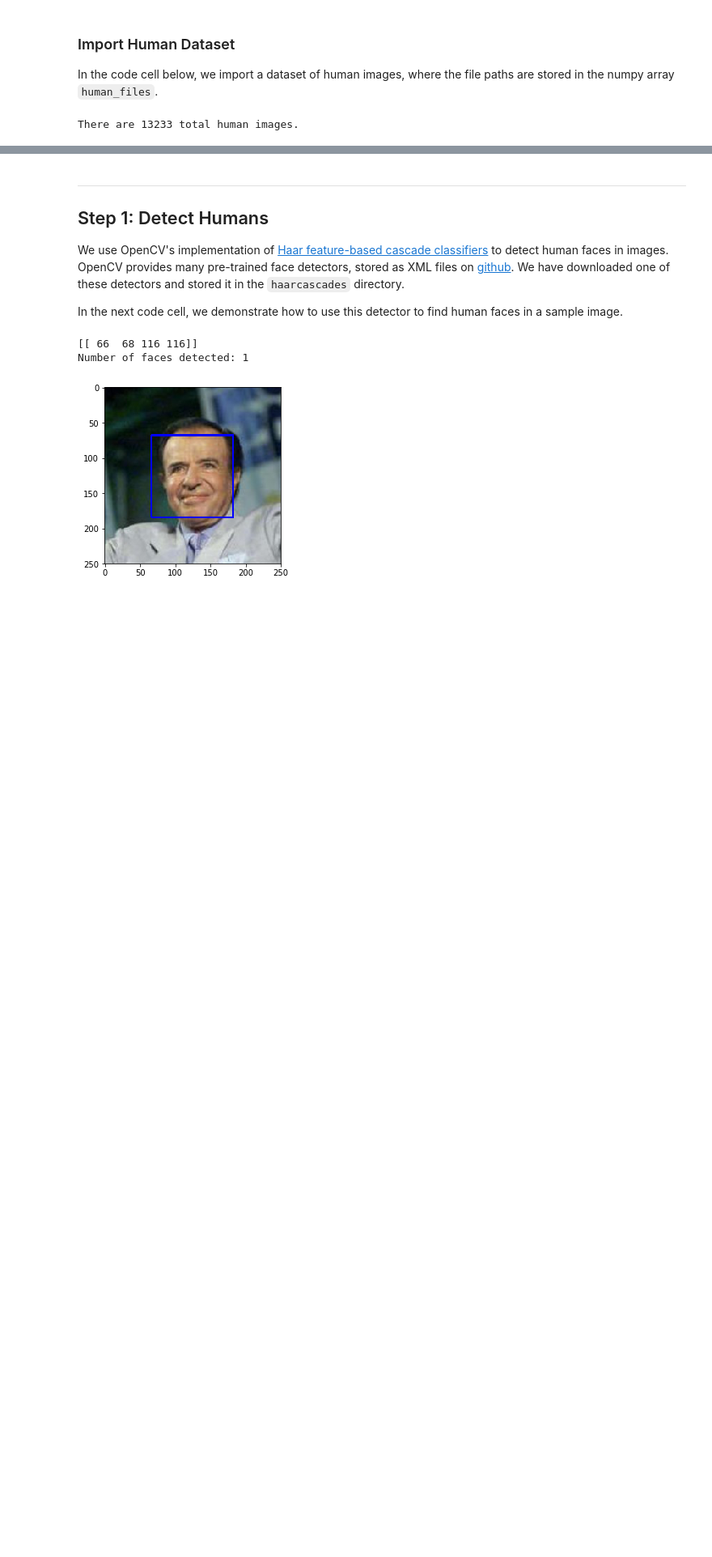
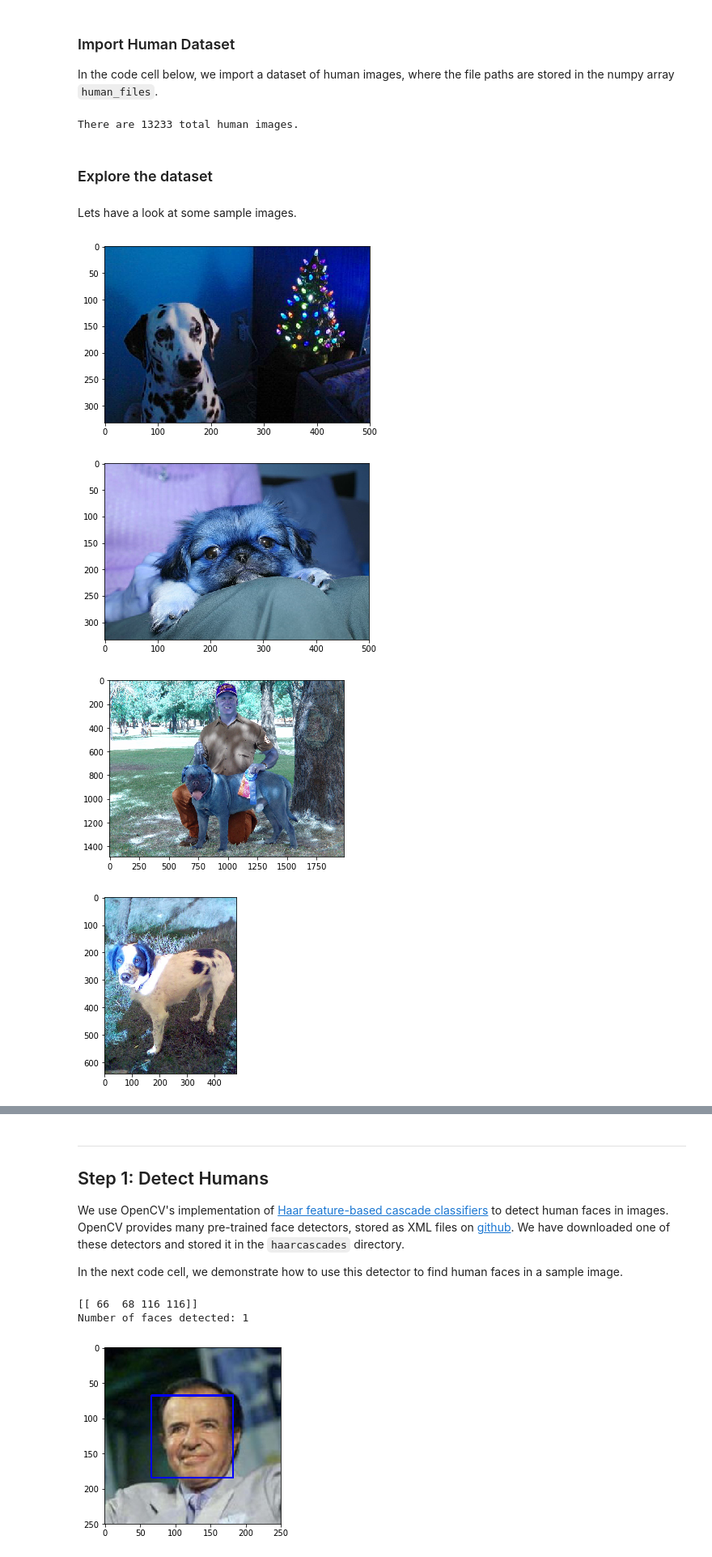
Before and after one commit to maazh/dog-breed-classifier, a Jupyter notebook: dog_app.ipynb, the cells around one changed output, grey strips where cells are left out. Shown at 81% size. Drawn from its saved outputs; the diff is of its cells as text; code cells hidden in the pictures; blank space fills up the shorter version.

Commit message:
feat: Explore Data and describe Metrics

```diff
--- a/dog_app.ipynb
+++ b/dog_app.ipynb
@@ -107,3 +106,7 @@ random.shuffle(human_files)
 print('There are %d total human images.' % len(human_files))
 # %% [output]
 There are 13233 total human images.
+# %% [markdown]
+### Explore the dataset
+# %% [markdown]
+Lets have a look at some sample images.
@@ -109,0 +117,18 @@ There are 13233 total human images.
+# %%
+plt.imshow(cv2.imread(train_files[1]));
+plt.show()
+plt.imshow(cv2.imread(train_files[24]));
+plt.show()
+plt.imshow(cv2.imread(train_files[863]));
+plt.show()
+plt.imshow(cv2.imread(train_files[3573]));
+plt.show()
+plt.imshow(cv2.imread(train_files[463]));
+plt.show()
+plt.imshow(cv2.imread(train_files[4233]));
+plt.show()
+# %% [output]
+[figure, added]
+[figure, added]
+[figure, added]
+[figure, added]
```
Also changed, not shown: parts of 28 cells of this notebook.
